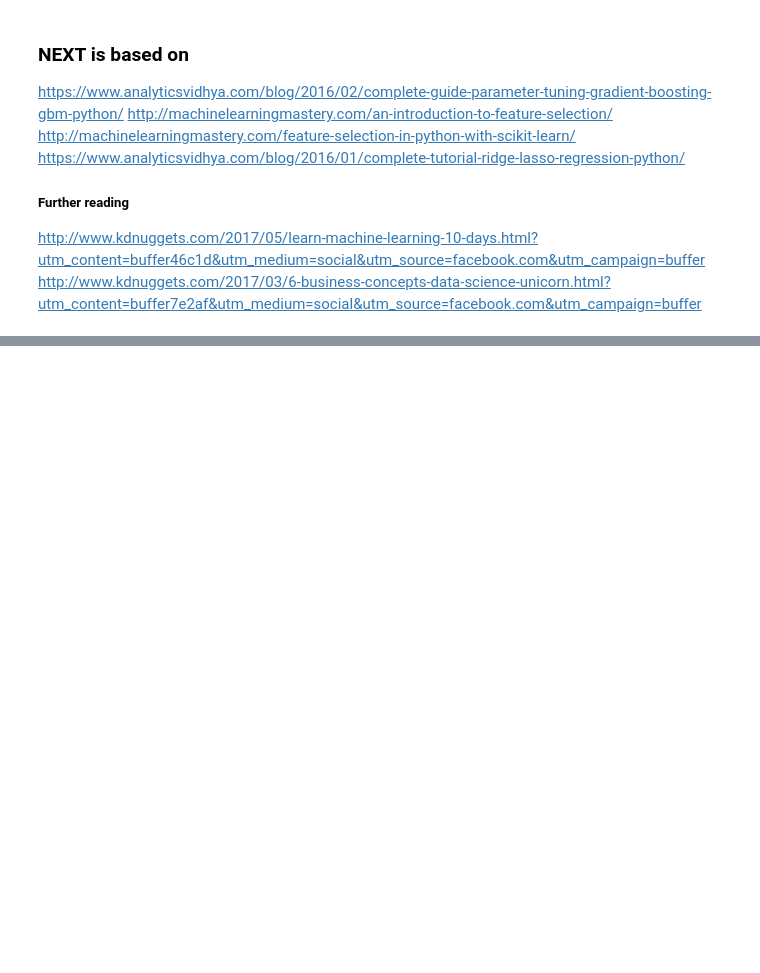
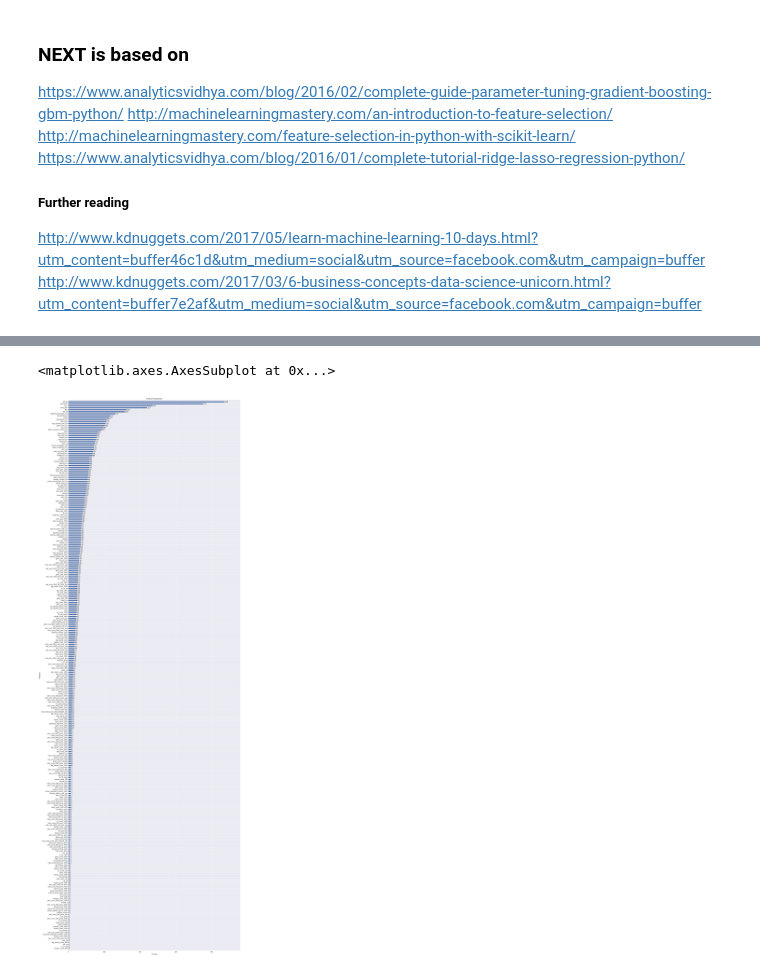
Before and after one commit to Marouen-H/Sberbank_Russian_Housing_Market, a Jupyter notebook: Sberbank_Russian_Housing_Market.ipynb, the cells around one changed output, grey strips where cells are left out. Saved outputs shown, nothing was run; the diff lists cells and outputs as text; code cells hidden in the pictures; blank space fills up the shorter version.

```diff
--- a/Sberbank_Russian_Housing_Market.ipynb
+++ b/Sberbank_Russian_Housing_Market.ipynb
@@ -130,0 +233,4 @@ http://www.kdnuggets.com/2017/03/6-business-concepts-data-science-unicorn.html?u
+# %%
+dtrain = xgb.DMatrix(X_train, ylog_train, feature_names=columns)
+# %%
+dval = xgb.DMatrix(X_val, ylog_val, feature_names=columns)
@@ -130,0 +239,15 @@ http://www.kdnuggets.com/2017/03/6-business-concepts-data-science-unicorn.html?u
+# %%
+xgb_params = {
+    'eta': 0.05,
+    'max_depth': 5,
+    'subsample': 1.0,
+    'colsample_bytree': 0.7,
+    'objective': 'reg:linear',
+    'eval_metric': 'rmse',
+    'silent': 1
+}
+# %%
+partial_model = xgb.train(xgb_params, dtrain, num_boost_round=1000, evals=[(dval, 'val')],
+                          early_stopping_rounds=20, verbose_eval=20)
+
+num_boost_round = partial_model.best_iteration
@@ -130,0 +272,6 @@ http://www.kdnuggets.com/2017/03/6-business-concepts-data-science-unicorn.html?u
+# %%
+fig, ax = plt.subplots(1, 1, figsize=(25, 80))
+xgb.plot_importance(partial_model, height=0.5, ax=ax)
+# %% [output]
+<matplotlib.axes.AxesSubplot at 0x...>
+[figure, added]
```
Also changed, not shown: parts of 45 cells of this notebook.
